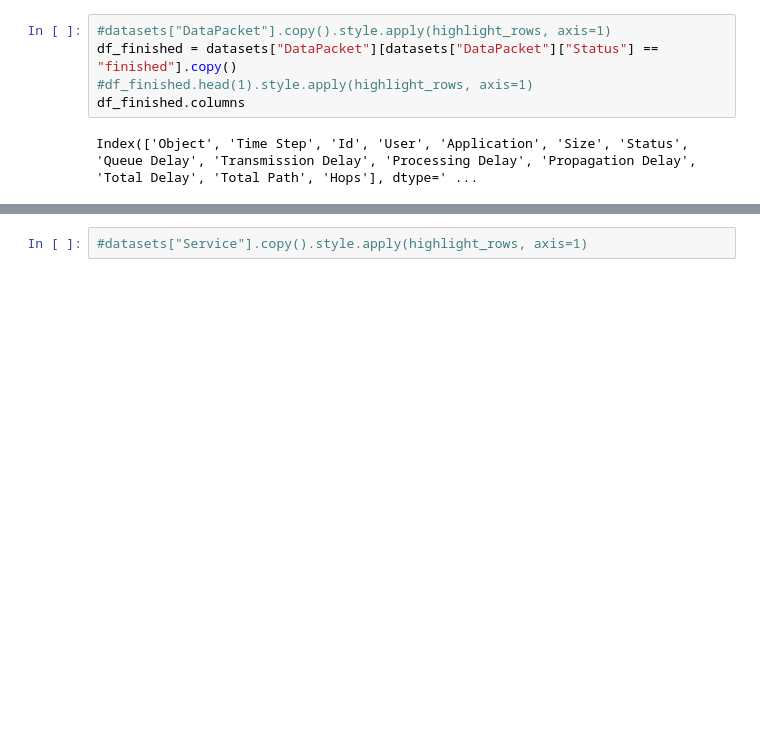
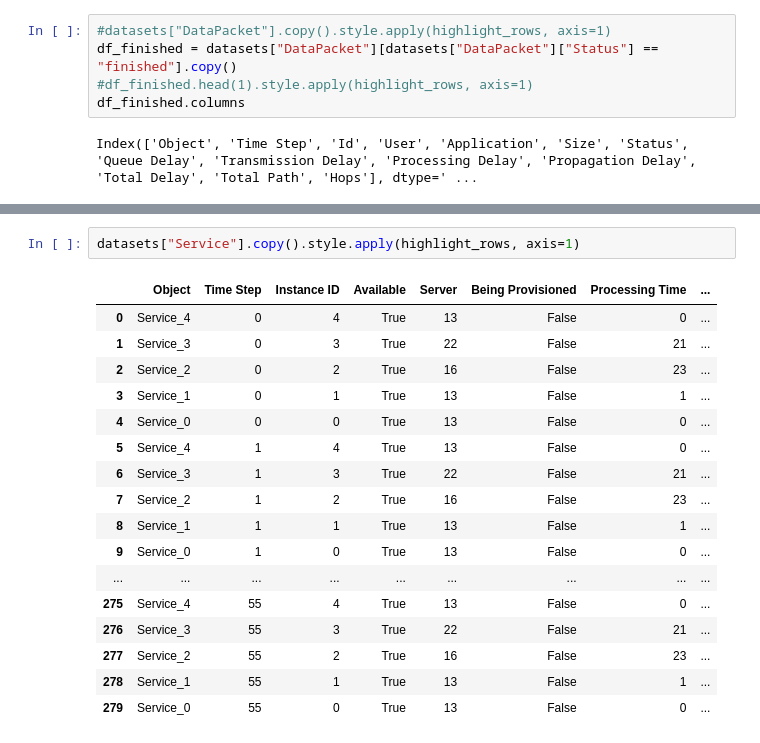
Before and after one commit to Damiano-Gilodi/EdgeSimPy-CAVIA, a Jupyter notebook: simulation/cavia simulation test/scenarioV1.ipynb, the cells around one changed output, grey strips where cells are left out. Drawn from its saved outputs; the diff is of its cells as text; blank space fills up the shorter version.

```diff
--- a/simulation/cavia simulation test/scenarioV1.ipynb
+++ b/simulation/cavia simulation test/scenarioV1.ipynb
@@ -162,4 +161,22 @@ df_hops1[cols]
 | 6 | 4 | 1 | 16 | 21 | 3 | 0 | 0 | ... |
 | 7 | 4 | 2 | 21 | 13 | 3 | 0 | 0 | ... |
 # %%
-#datasets["Service"].copy().style.apply(highlight_rows, axis=1)
+datasets["Service"].copy().style.apply(highlight_rows, axis=1)
+# %% [output]
+|  | Object | Time Step | Instance ID | Available | Server | Being Provisioned | Processing Time | ... |
+| 0 | Service_4 | 0 | 4 | True | 13 | False | 0 | ... |
+| 1 | Service_3 | 0 | 3 | True | 22 | False | 21 | ... |
+| 2 | Service_2 | 0 | 2 | True | 16 | False | 23 | ... |
+| 3 | Service_1 | 0 | 1 | True | 13 | False | 1 | ... |
+| 4 | Service_0 | 0 | 0 | True | 13 | False | 0 | ... |
+| 5 | Service_4 | 1 | 4 | True | 13 | False | 0 | ... |
+| 6 | Service_3 | 1 | 3 | True | 22 | False | 21 | ... |
+| 7 | Service_2 | 1 | 2 | True | 16 | False | 23 | ... |
+| 8 | Service_1 | 1 | 1 | True | 13 | False | 1 | ... |
+| 9 | Service_0 | 1 | 0 | True | 13 | False | 0 | ... |
+| ... | ... | ... | ... | ... | ... | ... | ... | ... |
+| 275 | Service_4 | 55 | 4 | True | 13 | False | 0 | ... |
+| 276 | Service_3 | 55 | 3 | True | 22 | False | 21 | ... |
+| 277 | Service_2 | 55 | 2 | True | 16 | False | 23 | ... |
+| 278 | Service_1 | 55 | 1 | True | 13 | False | 1 | ... |
+| 279 | Service_0 | 55 | 0 | True | 13 | False | 0 | ... |
```
Also changed, not shown: parts of 4 cells of this notebook, 28 other files.
